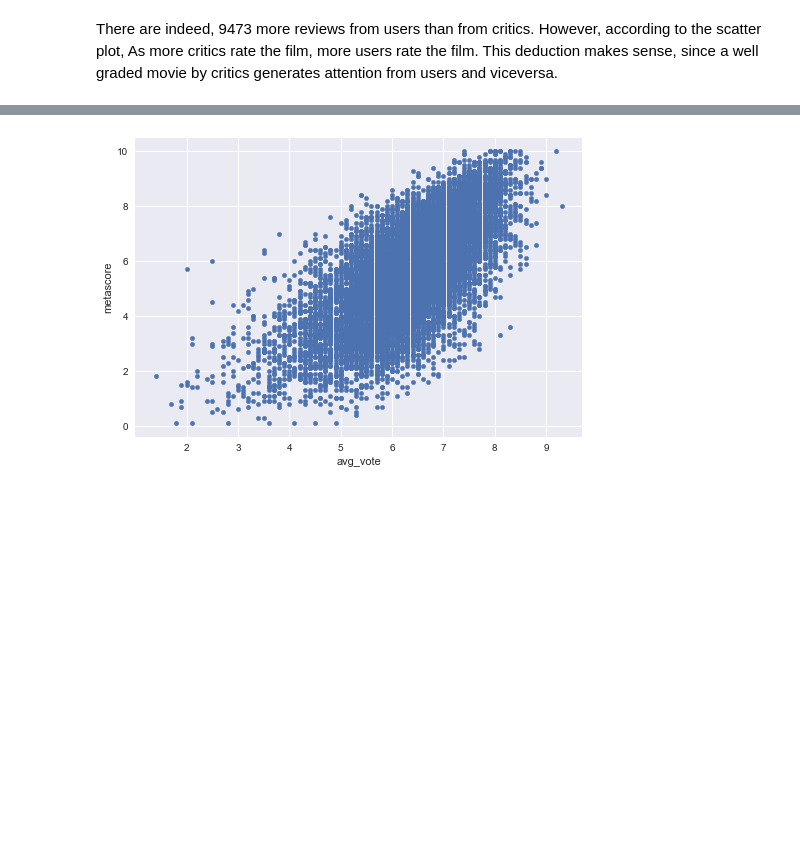
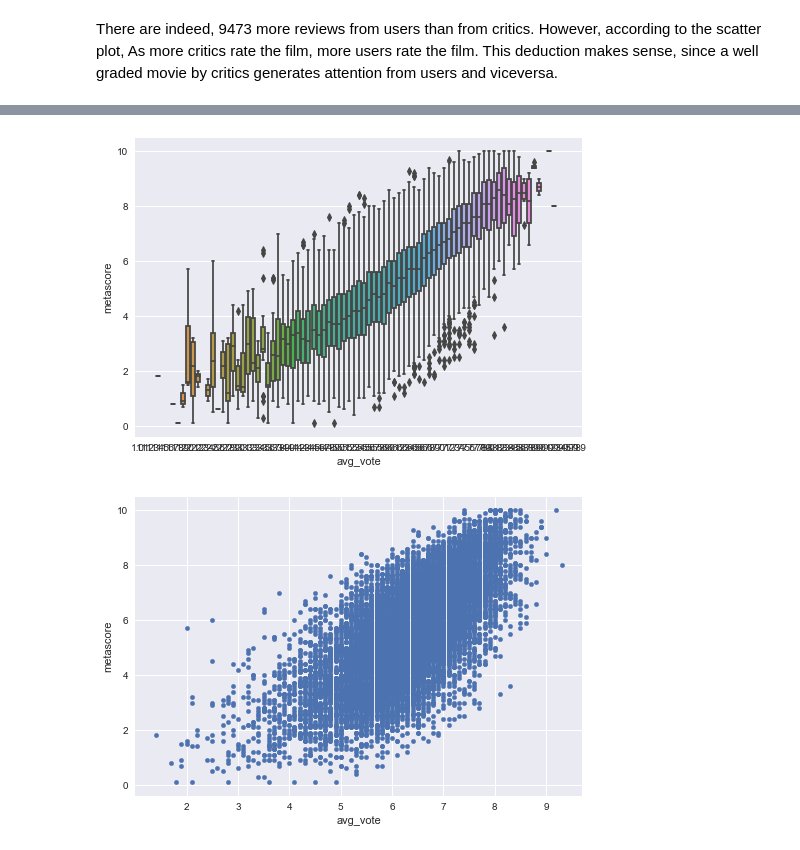
Before and after one commit to micaelasinger/IMDb_EDA, a Jupyter notebook: IMDb.ipynb, the cells around one changed output, grey strips where cells are left out. Saved outputs shown, nothing was run; the diff lists cells and outputs as text; code cells hidden in the pictures; blank space fills up the shorter version.

```diff
--- a/IMDb.ipynb
+++ b/IMDb.ipynb
@@ -419,3 +520,9 @@ There are indeed, 9473 more reviews from users than from critics. However, accor
+# %%
+# Tried to make it prettier but it reads all avg votes
+sns.boxplot(x='avg_vote',y='metascore',data=movies)
+plt.savefig('seaborn_basic_area_diagnosis.png')
+# %% [output]
+[figure, added]
 # %%
 _=movies.plot.scatter(x="avg_vote",y="metascore")
 # %% [output]
```
Also changed, not shown: parts of 40 cells of this notebook, 2 other files.
